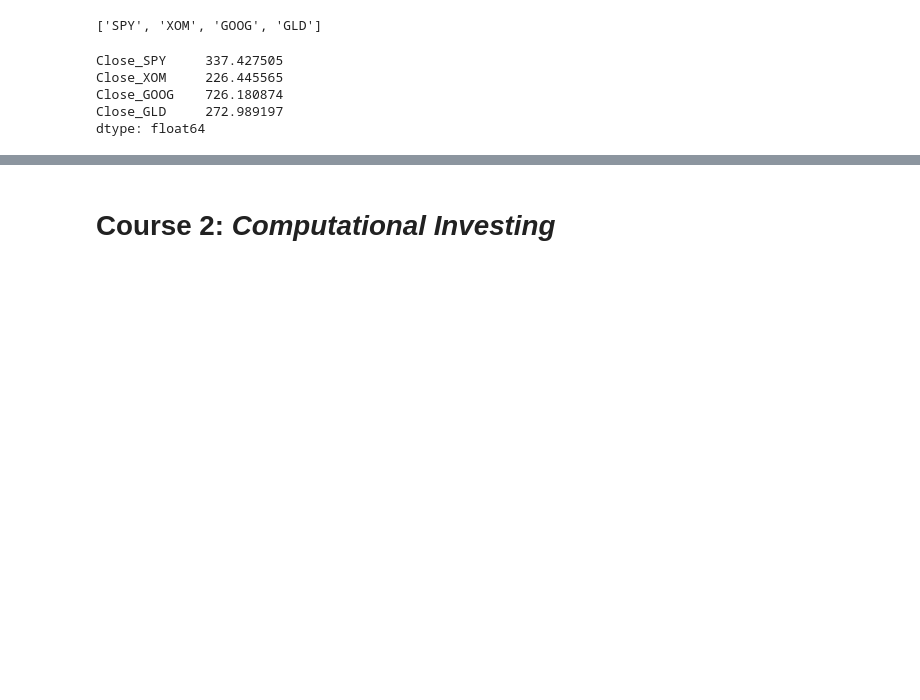
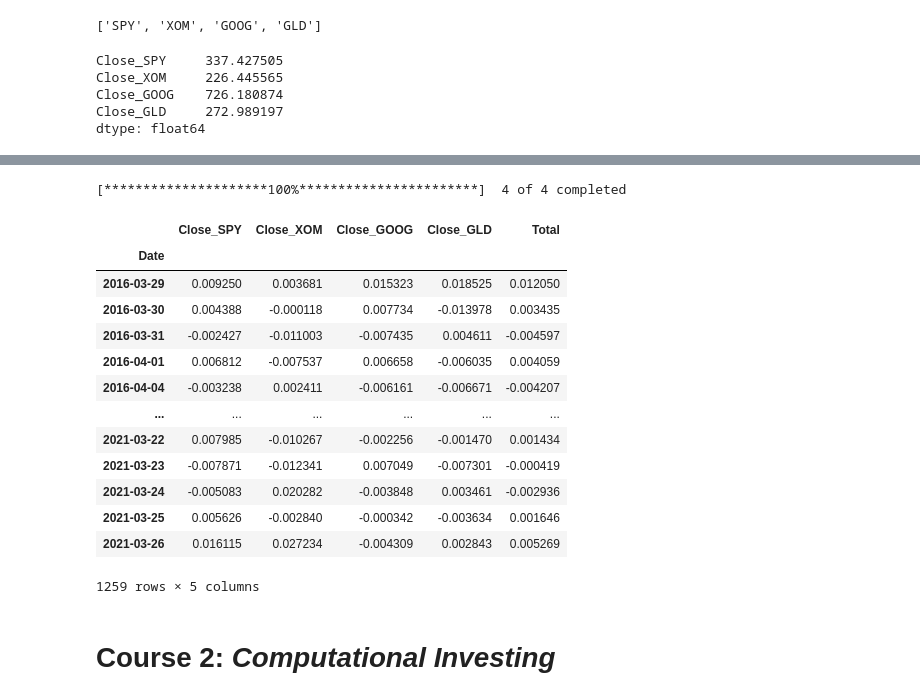
Before and after one commit to Alejandro-Duenas/deep-learning-portfolio, a Jupyter notebook: ML for Trading.ipynb, the cells around one changed output, grey strips where cells are left out. Cells and saved outputs as stored; diff of their text form; code cells hidden in the pictures; blank space fills up the shorter version.

```diff
--- a/ML for Trading.ipynb
+++ b/ML for Trading.ipynb
@@ -877,3 +877,28 @@ normalize_prices(prices,'2016-03-28','2021-01-02',fd.get_tickers()).plot(ax=ax)
+# %%
+tickers = ['SPY','XOM','GOOG','GLD']
+weights = [0.4,0.1,0.4,0.1]
+portfolio = Portfolio(tickers,'5y',weights)
+# %% [output]
+[*********************100%***********************]  4 of 4 completed
+# %%
+returns = portfolio.get_portfolio_values('2016-03-28','2021-03-26',tickers).pct_change().dropna(how='all')
+# %%
+returns
+# %% [output]
+|  | Close_SPY | Close_XOM | Close_GOOG | Close_GLD | Total |
+| Date |  |  |  |  |  |
+| 2016-03-29 | 0.009250 | 0.003681 | 0.015323 | 0.018525 | 0.012050 |
+| 2016-03-30 | 0.004388 | -0.000118 | 0.007734 | -0.013978 | 0.003435 |
+| 2016-03-31 | -0.002427 | -0.011003 | -0.007435 | 0.004611 | -0.004597 |
+| 2016-04-01 | 0.006812 | -0.007537 | 0.006658 | -0.006035 | 0.004059 |
+| 2016-04-04 | -0.003238 | 0.002411 | -0.006161 | -0.006671 | -0.004207 |
+| ... | ... | ... | ... | ... | ... |
+| 2021-03-22 | 0.007985 | -0.010267 | -0.002256 | -0.001470 | 0.001434 |
+| 2021-03-23 | -0.007871 | -0.012341 | 0.007049 | -0.007301 | -0.000419 |
+| 2021-03-24 | -0.005083 | 0.020282 | -0.003848 | 0.003461 | -0.002936 |
+| 2021-03-25 | 0.005626 | -0.002840 | -0.000342 | -0.003634 | 0.001646 |
+| 2021-03-26 | 0.016115 | 0.027234 | -0.004309 | 0.002843 | 0.005269 |
+1259 rows × 5 columns
 # %% [markdown]
 # Course 2: *Computational Investing*
 # %% [markdown]
```
Also changed, not shown: parts of 2 cells of this notebook, 1 other file.
